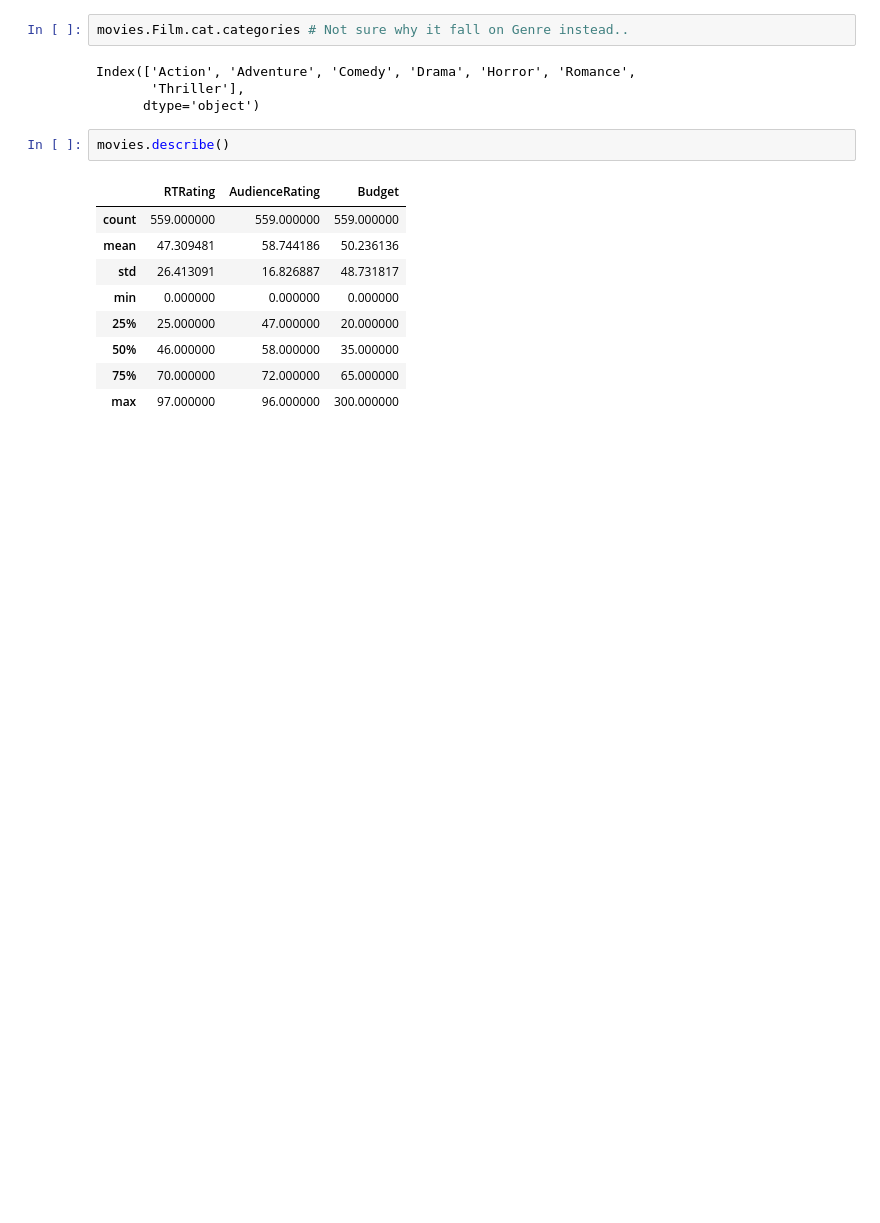
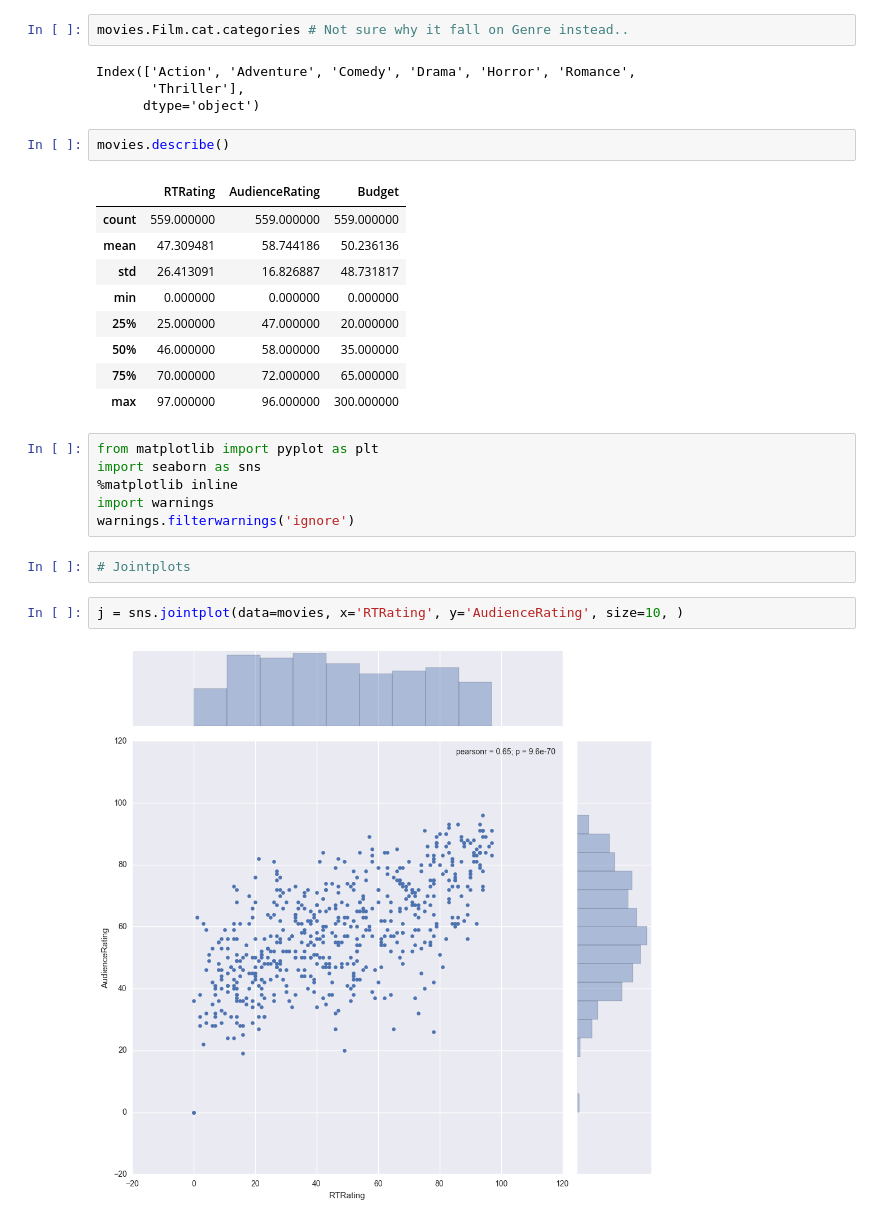
Before and after one commit to epireve/nb-projects, a Jupyter notebook: Movie Ratings Analytics.ipynb, the cells around one changed output. Saved outputs shown, nothing was run; the diff lists cells and outputs as text; blank space fills up the shorter version.

```diff
--- a/Movie Ratings Analytics.ipynb
+++ b/Movie Ratings Analytics.ipynb
@@ -224,3 +224,15 @@ movies.describe()
 | 50% | 46.000000 | 58.000000 | 35.000000 |
 | 75% | 70.000000 | 72.000000 | 65.000000 |
 | max | 97.000000 | 96.000000 | 300.000000 |
+# %%
+from matplotlib import pyplot as plt
+import seaborn as sns
+%matplotlib inline
+import warnings
+warnings.filterwarnings('ignore')
+# %%
+# Jointplots
+# %%
+j = sns.jointplot(data=movies, x='RTRating', y='AudienceRating', size=10, )
+# %% [output]
+[figure, added]
```
Also changed, not shown: parts of 1 cell of this notebook.
